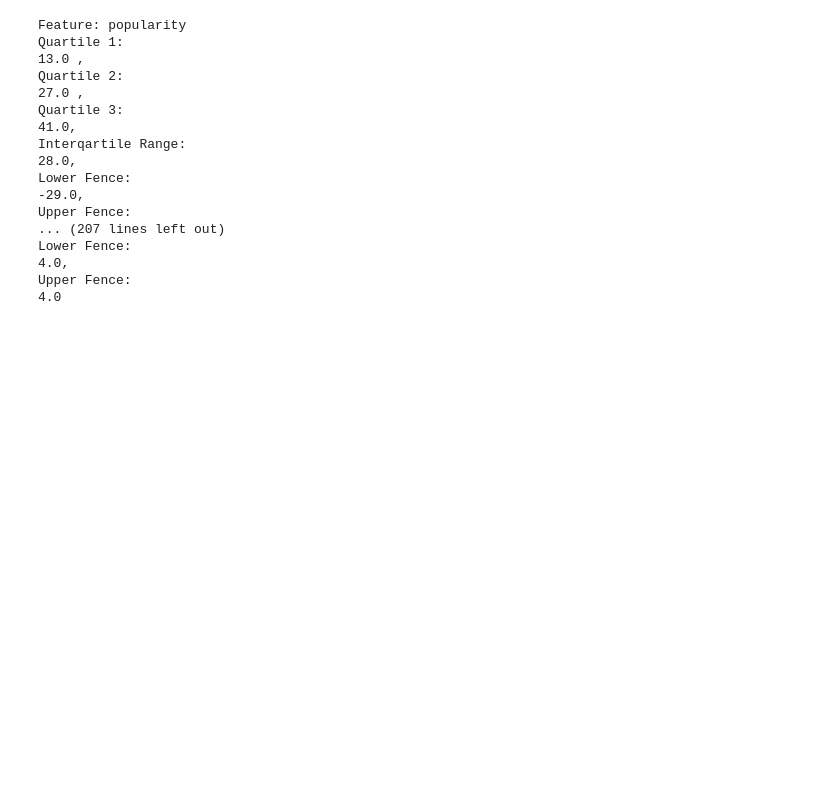
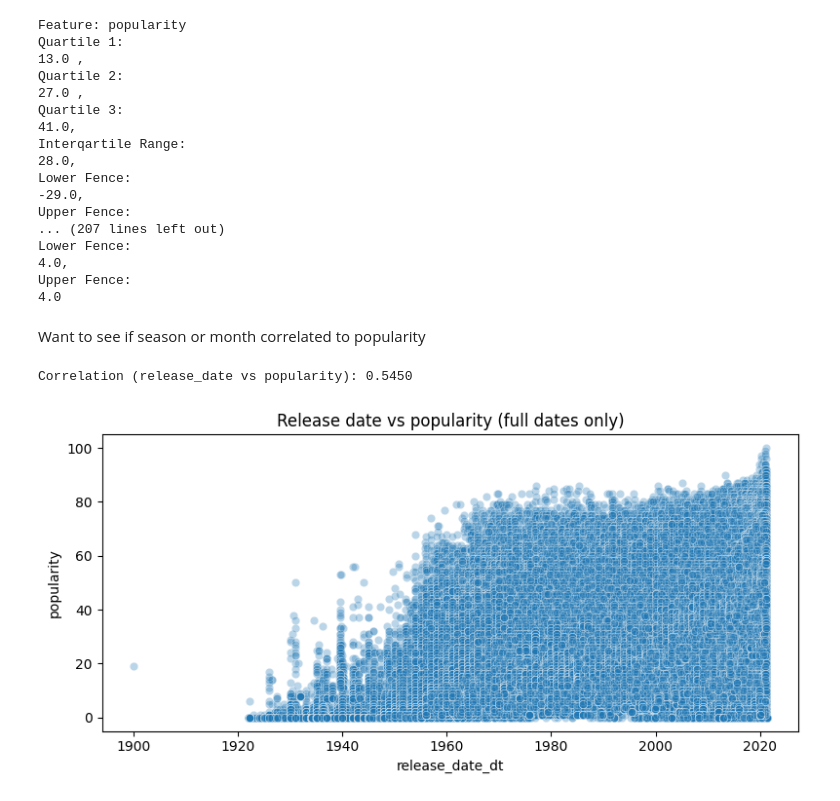
Before and after one commit to ruhanir-dot/song-popularity-prediction, a Jupyter notebook: EDA-Scripts/eda-artists-csv.ipynb, the cells around one changed output. Cells and saved outputs as stored; diff of their text form; code cells hidden in the pictures; blank space fills up the shorter version.

```diff
--- a/EDA-Scripts/eda-artists-csv.ipynb
+++ b/EDA-Scripts/eda-artists-csv.ipynb
@@ -202,3 +202,32 @@ Lower Fence:
 4.0,
 Upper Fence:
 4.0
+# %% [markdown]
+Want to see if season or month correlated to popularity
+# %%
+# Keep only full dates (YYYY-MM-DD) from the original df
+full_date_mask = df["release_date"].astype(str).str.match(r"^\d{4}-\d{2}-\d{2}$")
+df_full_date = df.loc[full_date_mask].copy()
+
+df_full_date["release_date_dt"] = pd.to_datetime(
+    df_full_date["release_date"], format="%Y-%m-%d", errors="coerce"
+)
+df_full_date["release_date_ordinal"] = df_full_date["release_date_dt"].map(
+    pd.Timestamp.toordinal
+)
+
+release_pop_corr = df_full_date[["release_date_ordinal", "popularity"]].corr().loc[
+    "release_date_ordinal", "popularity"
+]
+print(f"Correlation (release_date vs popularity): {release_pop_corr:.4f}")
+
+plt.figure(figsize=(8, 4))
+sns.scatterplot(
+    data=df_full_date, x="release_date_dt", y="popularity", alpha=0.3
+)
+plt.title("Release date vs popularity (full dates only)")
+plt.tight_layout()
+plt.show()
+# %% [output]
+Correlation (release_date vs popularity): 0.5450
+[figure, added]
```
Also changed, not shown: parts of 5 cells of this notebook, 1 other file.
